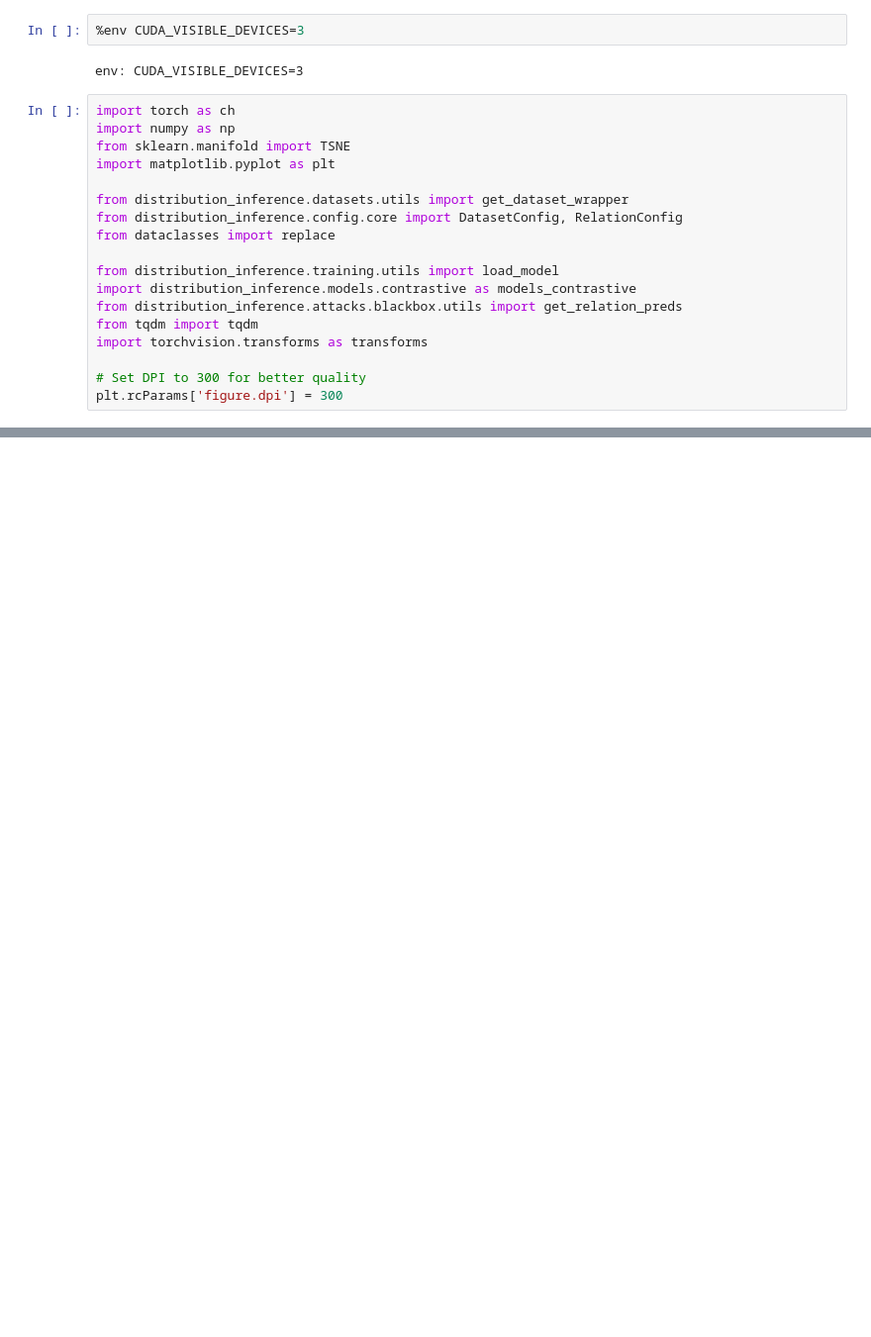
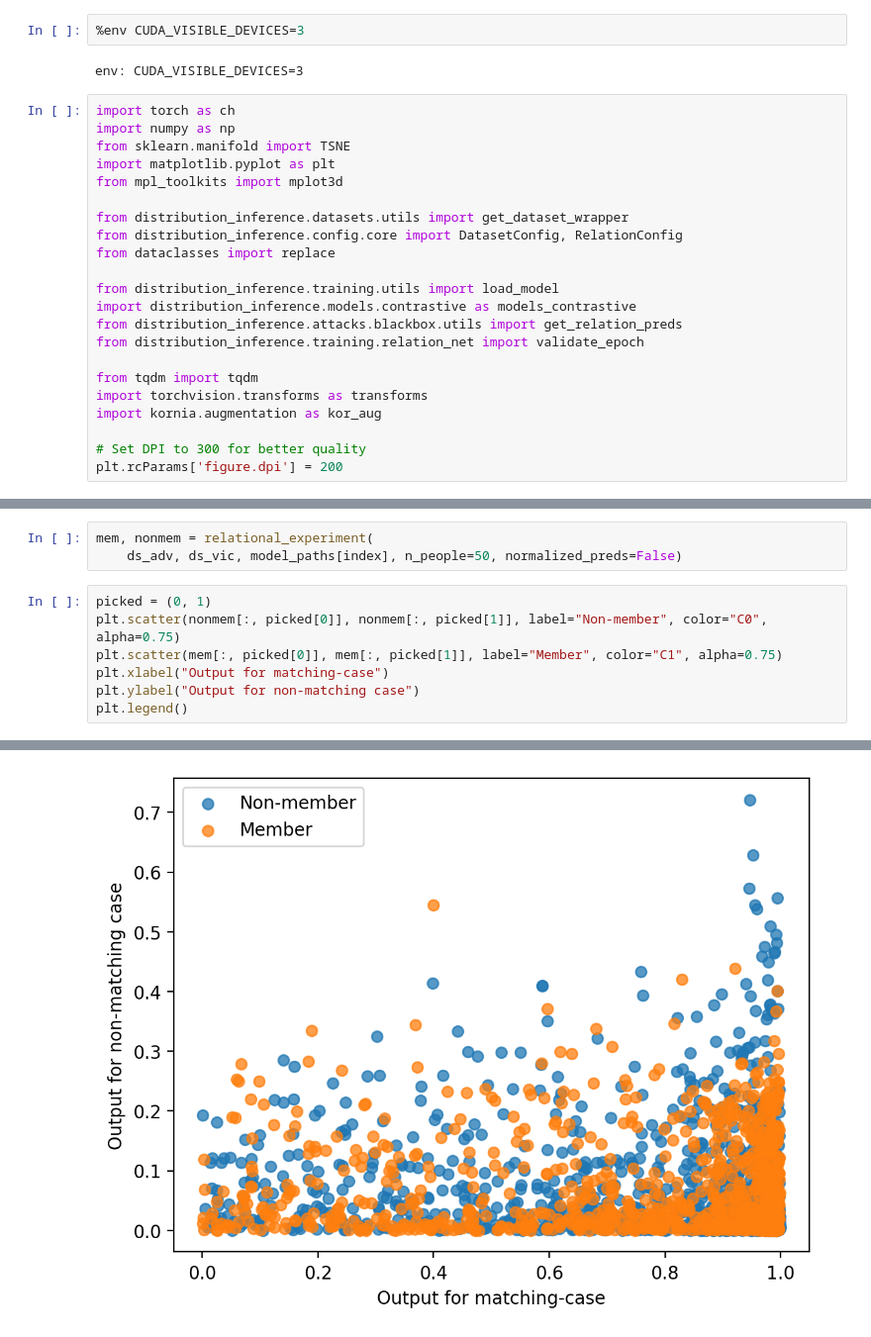
Before and after one commit to iamgroot42/propertyinference, a Jupyter notebook: experiments/latent_explore.ipynb, the cells around one changed output, grey strips where cells are left out. Shown: that part at 99% size. Saved outputs shown, nothing was run; the diff lists cells and outputs as text; blank space fills up the shorter version.

```diff
--- a/experiments/latent_explore.ipynb
+++ b/experiments/latent_explore.ipynb
@@ -14,6 +15,7 @@ import torch as ch
 import numpy as np
 from sklearn.manifold import TSNE
 import matplotlib.pyplot as plt
+from mpl_toolkits import mplot3d
 
 from distribution_inference.datasets.utils import get_dataset_wrapper
 from distribution_inference.config.core import DatasetConfig, RelationConfig
@@ -22,8 +24,11 @@ from dataclasses import replace
 from distribution_inference.training.utils import load_model
 import distribution_inference.models.contrastive as models_contrastive
 from distribution_inference.attacks.blackbox.utils import get_relation_preds
+from distribution_inference.training.relation_net import validate_epoch
+
 from tqdm import tqdm
 import torchvision.transforms as transforms
+import kornia.augmentation as kor_aug
 
 # Set DPI to 300 for better quality
-plt.rcParams['figure.dpi'] = 300
+plt.rcParams['figure.dpi'] = 200
@@ -252,0 +555,11 @@ mem, nonmem = relational_experiment(
+# %%
+mem, nonmem = relational_experiment(
+    ds_adv, ds_vic, model_paths[index], n_people=50, normalized_preds=False)
+# %%
+picked = (0, 1)
+plt.scatter(nonmem[:, picked[0]], nonmem[:, picked[1]], label="Non-member", color="C0", alpha=0.75)
+plt.scatter(mem[:, picked[0]], mem[:, picked[1]], label="Member", color="C1", alpha=0.75)
+plt.xlabel("Output for matching-case")
+plt.ylabel("Output for non-matching case")
+plt.legend()
+# %% [output]
@@ -252,0 +567 @@ mem, nonmem = relational_experiment(
+[figure, added]
```
Also changed, not shown: parts of 29 cells of this notebook, 7 other files.
